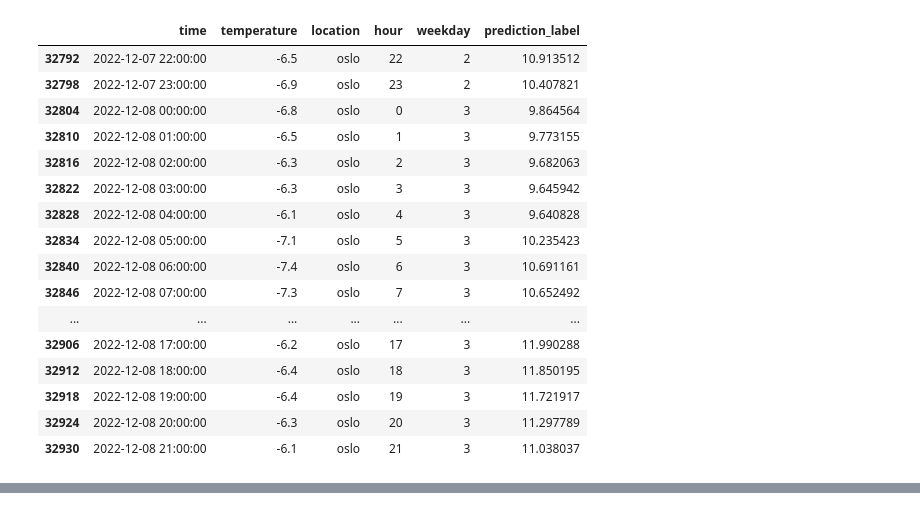
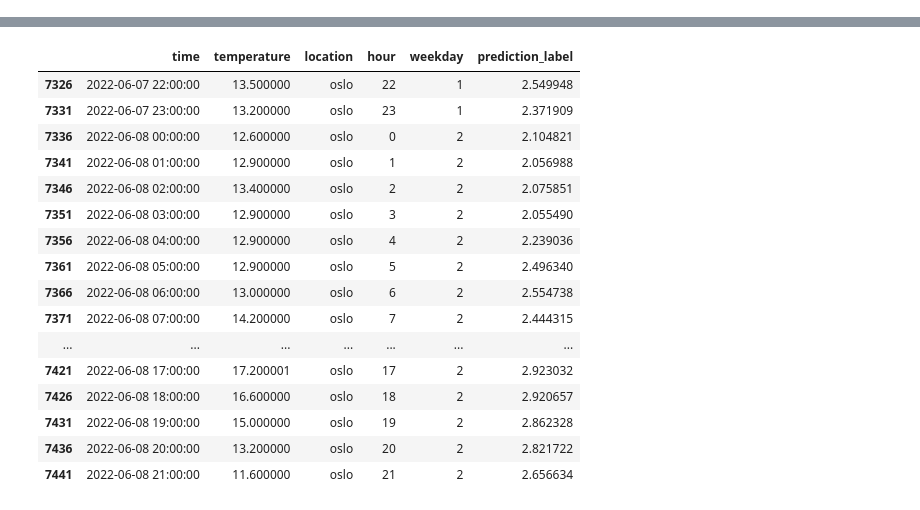
Before and after one commit to edalholt/TDT4259, a Jupyter notebook: prediction/pycaret_regression.ipynb, the cells around one changed output, grey strips where cells are left out. Saved outputs shown, nothing was run; the diff lists cells and outputs as text; code cells hidden in the pictures.

```diff
--- a/prediction/pycaret_regression.ipynb
+++ b/prediction/pycaret_regression.ipynb
@@ -145,20 +183,4 @@ predictions = predict_model(final_model, data=future_data)
-# %%
-predictions
-# %% [output]
-|  | time | temperature | location | hour | weekday | prediction_label |
-| 32792 | 2022-12-07 22:00:00 | -6.5 | oslo | 22 | 2 | 10.913512 |
-| 32798 | 2022-12-07 23:00:00 | -6.9 | oslo | 23 | 2 | 10.407821 |
-| 32804 | 2022-12-08 00:00:00 | -6.8 | oslo | 0 | 3 | 9.864564 |
-| 32810 | 2022-12-08 01:00:00 | -6.5 | oslo | 1 | 3 | 9.773155 |
-| 32816 | 2022-12-08 02:00:00 | -6.3 | oslo | 2 | 3 | 9.682063 |
-| 32822 | 2022-12-08 03:00:00 | -6.3 | oslo | 3 | 3 | 9.645942 |
-| 32828 | 2022-12-08 04:00:00 | -6.1 | oslo | 4 | 3 | 9.640828 |
-| 32834 | 2022-12-08 05:00:00 | -7.1 | oslo | 5 | 3 | 10.235423 |
-| 32840 | 2022-12-08 06:00:00 | -7.4 | oslo | 6 | 3 | 10.691161 |
-| 32846 | 2022-12-08 07:00:00 | -7.3 | oslo | 7 | 3 | 10.652492 |
-| ... | ... | ... | ... | ... | ... | ... |
-| 32906 | 2022-12-08 17:00:00 | -6.2 | oslo | 17 | 3 | 11.990288 |
-| 32912 | 2022-12-08 18:00:00 | -6.4 | oslo | 18 | 3 | 11.850195 |
-| 32918 | 2022-12-08 19:00:00 | -6.4 | oslo | 19 | 3 | 11.721917 |
-| 32924 | 2022-12-08 20:00:00 | -6.3 | oslo | 20 | 3 | 11.297789 |
-| 32930 | 2022-12-08 21:00:00 | -6.1 | oslo | 21 | 3 | 11.038037 |
+# %%
+predictions_lightgbm = predict_model(final_lightgbm_model, data=future_data)
+predictions_lightgbm
+# %% [output]
@@ -164,0 +188,17 @@ predictions
+|  | time | temperature | location | hour | weekday | prediction_label |
+| 7326 | 2022-06-07 22:00:00 | 13.500000 | oslo | 22 | 1 | 2.549948 |
+| 7331 | 2022-06-07 23:00:00 | 13.200000 | oslo | 23 | 1 | 2.371909 |
+| 7336 | 2022-06-08 00:00:00 | 12.600000 | oslo | 0 | 2 | 2.104821 |
+| 7341 | 2022-06-08 01:00:00 | 12.900000 | oslo | 1 | 2 | 2.056988 |
+| 7346 | 2022-06-08 02:00:00 | 13.400000 | oslo | 2 | 2 | 2.075851 |
+| 7351 | 2022-06-08 03:00:00 | 12.900000 | oslo | 3 | 2 | 2.055490 |
+| 7356 | 2022-06-08 04:00:00 | 12.900000 | oslo | 4 | 2 | 2.239036 |
+| 7361 | 2022-06-08 05:00:00 | 12.900000 | oslo | 5 | 2 | 2.496340 |
+| 7366 | 2022-06-08 06:00:00 | 13.000000 | oslo | 6 | 2 | 2.554738 |
+| 7371 | 2022-06-08 07:00:00 | 14.200000 | oslo | 7 | 2 | 2.444315 |
+| ... | ... | ... | ... | ... | ... | ... |
+| 7421 | 2022-06-08 17:00:00 | 17.200001 | oslo | 17 | 2 | 2.923032 |
+| 7426 | 2022-06-08 18:00:00 | 16.600000 | oslo | 18 | 2 | 2.920657 |
+| 7431 | 2022-06-08 19:00:00 | 15.000000 | oslo | 19 | 2 | 2.862328 |
+| 7436 | 2022-06-08 20:00:00 | 13.200000 | oslo | 20 | 2 | 2.821722 |
+| 7441 | 2022-06-08 21:00:00 | 11.600000 | oslo | 21 | 2 | 2.656634 |
```
Also changed, not shown: parts of 16 cells of this notebook.
